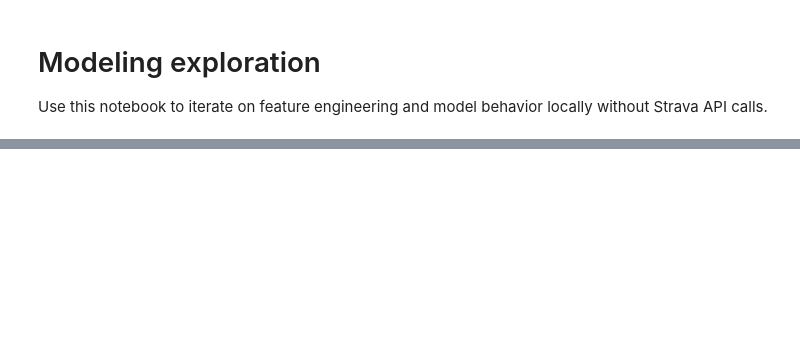
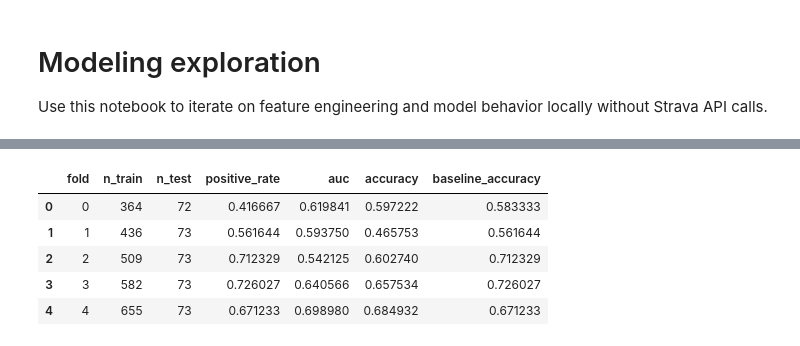
Before and after one commit to loganmckerlich/train-tomorrow, a Jupyter notebook: scripts/modeling_exploration.ipynb, the cells around one changed output, grey strips where cells are left out. Saved outputs shown, nothing was run; the diff lists cells and outputs as text; code cells hidden in the pictures; blank space fills up the shorter version.

```diff
--- a/scripts/modeling_exploration.ipynb
+++ b/scripts/modeling_exploration.ipynb
@@ -22,4 +34,7 @@ from model import feature_contributions, predict_tomorrow, train_and_save_models
 # %%
+USE_LIVE_DATA = True  # set True to pull real Strava activities + Open-Meteo forecast via .env secrets
+
+
 def synthetic_activities(days: int = 120) -> pd.DataFrame:
     start = pd.Timestamp.today().normalize() - pd.to_timedelta(days, unit='D')
     rows = []
@@ -36,12 +51,29 @@ def synthetic_activities(days: int = 120) -> pd.DataFrame:
             })
     return pd.DataFrame(rows)
 
-activities = synthetic_activities()
-weather = {
-    'temp_high': 18.0,
-    'temp_low': 11.0,
-    'precip_probability': 25.0,
-    'wind_speed': 10.0,
-}
-prepared = prepare_datasets(activities=activities, tomorrow_weather=weather)
-prepared.historical[['as_of_date', 'target_date'] + FEATURE_COLUMNS + ['will_train_tomorrow']].tail(5)
+if USE_LIVE_DATA:
+    activities = fetch_activities_dataframe(days_back=365*2)
+    weather = fetch_tomorrow_forecast()
+    activity_dates = pd.to_datetime(activities['date'], errors='coerce').dt.date.dropna()
+    historical_weather = (
+        fetch_historical_weather(activity_dates.min(), activity_dates.max())
+        if not activity_dates.empty
+        else None
+    )
+    if historical_weather is not None:
+        home_lat = float(os.getenv('FORECAST_LAT', DEFAULT_LAT))
+        home_lon = float(os.getenv('FORECAST_LON', DEFAULT_LON))
+        stale_dates = out_of_range_dates(activities, home_lat, home_lon)
+        historical_weather = historical_weather.drop(index=list(stale_dates), errors='ignore')
+else:
+    activities = synthetic_activities()
+    weather = {
+        'temp_high': 18.0,
+        'temp_low': 11.0,
+        'precip_probability': 25.0,
+        'wind_speed': 10.0,
+    }
+    historical_weather = None
+
+prepared = prepare_datasets(activities=activities, tomorrow_weather=weather, historical_weather=historical_weather)
+prepared.historical[['as_of_date', 'target_date'] + FEATURE_COLUMNS + ['will_train_tomorrow']].tail(2)
@@ -55 +163,11 @@ prediction
+# %%
+folds = walk_forward_evaluate(prepared.historical, n_folds=5)
+folds
+# %% [output]
+|  | fold | n_train | n_test | positive_rate | auc | accuracy | baseline_accuracy |
+| 0 | 0 | 364 | 72 | 0.416667 | 0.619841 | 0.597222 | 0.583333 |
+| 1 | 1 | 436 | 73 | 0.561644 | 0.593750 | 0.465753 | 0.561644 |
+| 2 | 2 | 509 | 73 | 0.712329 | 0.542125 | 0.602740 | 0.712329 |
+| 3 | 3 | 582 | 73 | 0.726027 | 0.640566 | 0.657534 | 0.726027 |
+| 4 | 4 | 655 | 73 | 0.671233 | 0.698980 | 0.684932 | 0.671233 |
 # %%
```
Also changed, not shown: parts of 11 cells of this notebook, 12 other files.
